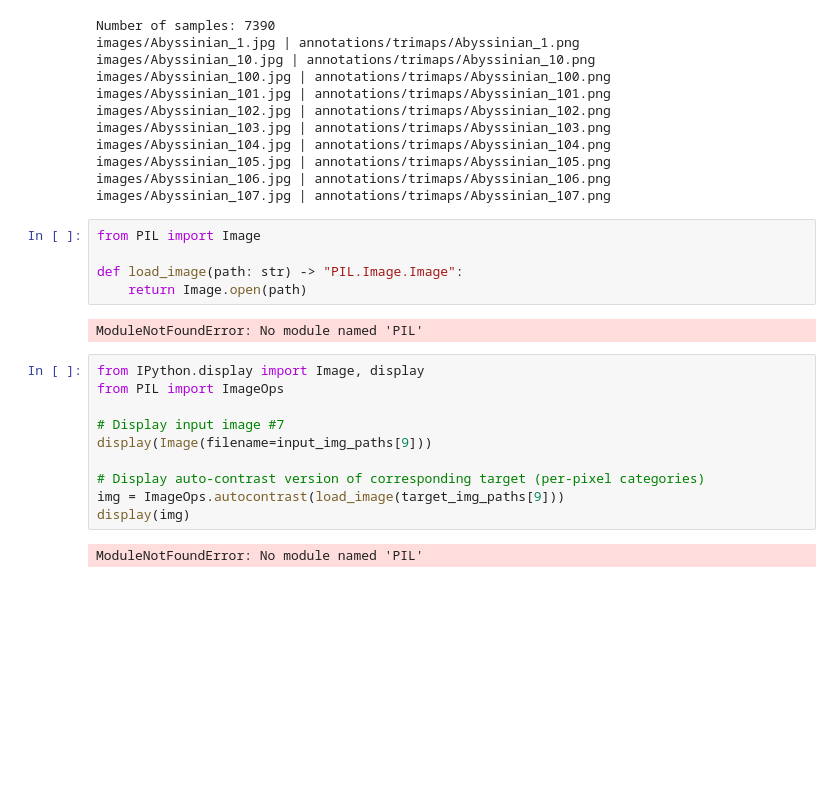
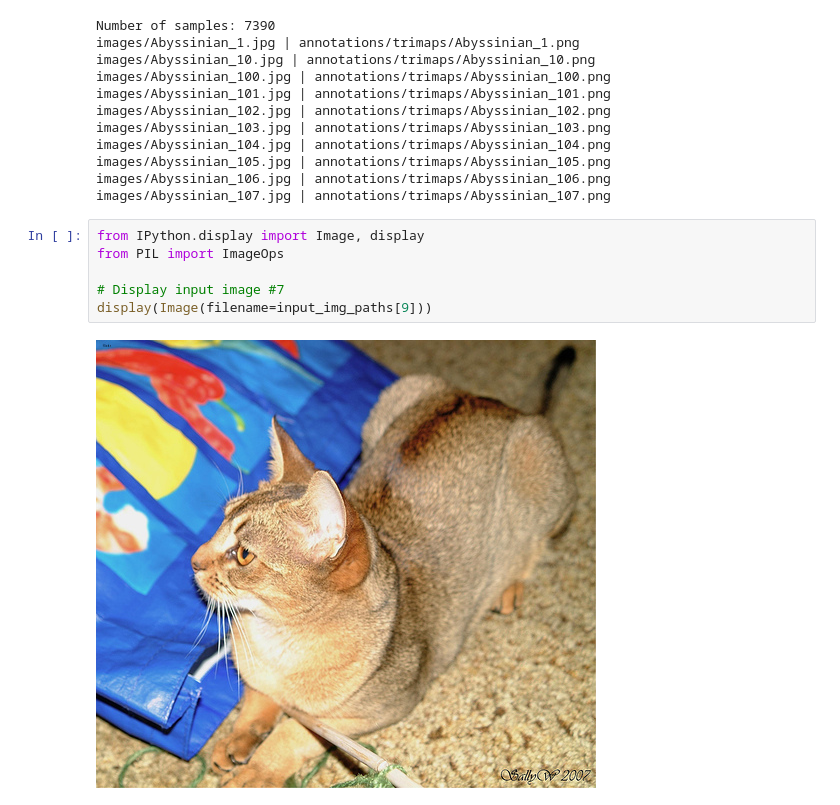
Before and after one commit to Yokto13/AI, a Jupyter notebook: ai-notebooks/unet.ipynb, the cells around one changed output. Drawn from its saved outputs; the diff is of its cells as text; blank space fills up the shorter version.

```diff
--- a/ai-notebooks/unet.ipynb
+++ b/ai-notebooks/unet.ipynb
@@ -60,22 +60,11 @@ images/Abyssinian_104.jpg | annotations/trimaps/Abyssinian_104.png
 images/Abyssinian_105.jpg | annotations/trimaps/Abyssinian_105.png
 images/Abyssinian_106.jpg | annotations/trimaps/Abyssinian_106.png
 images/Abyssinian_107.jpg | annotations/trimaps/Abyssinian_107.png
-# %%
-from PIL import Image
-
-def load_image(path: str) -> "PIL.Image.Image":
-    return Image.open(path)
-# %% [output]
-ModuleNotFoundError: No module named 'PIL'
 # %%
 from IPython.display import Image, display
 from PIL import ImageOps
 
 # Display input image #7
 display(Image(filename=input_img_paths[9]))
-
-# Display auto-contrast version of corresponding target (per-pixel categories)
-img = ImageOps.autocontrast(load_image(target_img_paths[9]))
-display(img)
 # %% [output]
-ModuleNotFoundError: No module named 'PIL'
+[figure, added]
```
Also changed, not shown: parts of 5 cells of this notebook.
